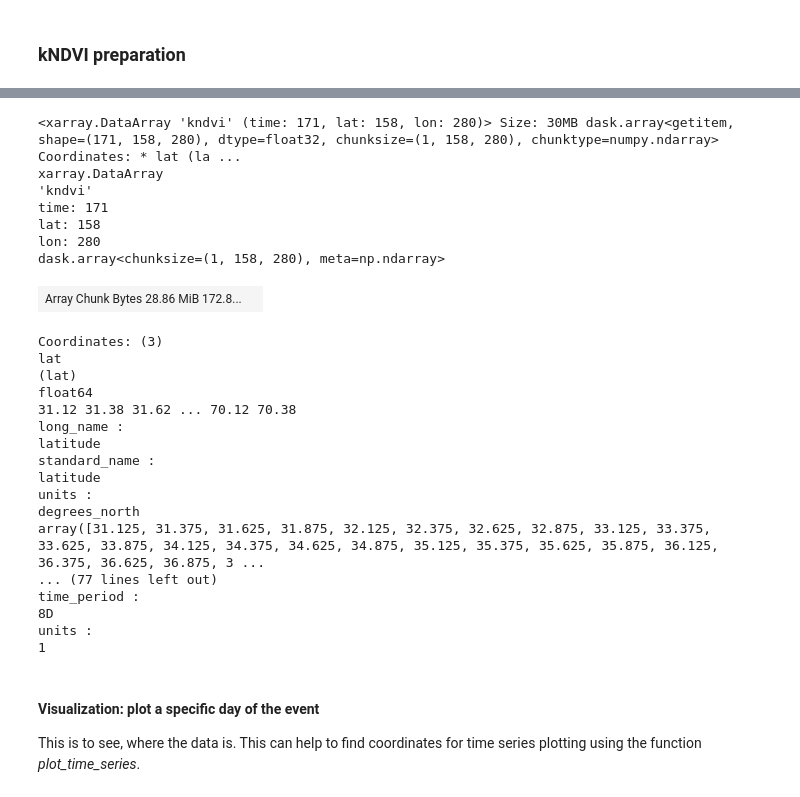
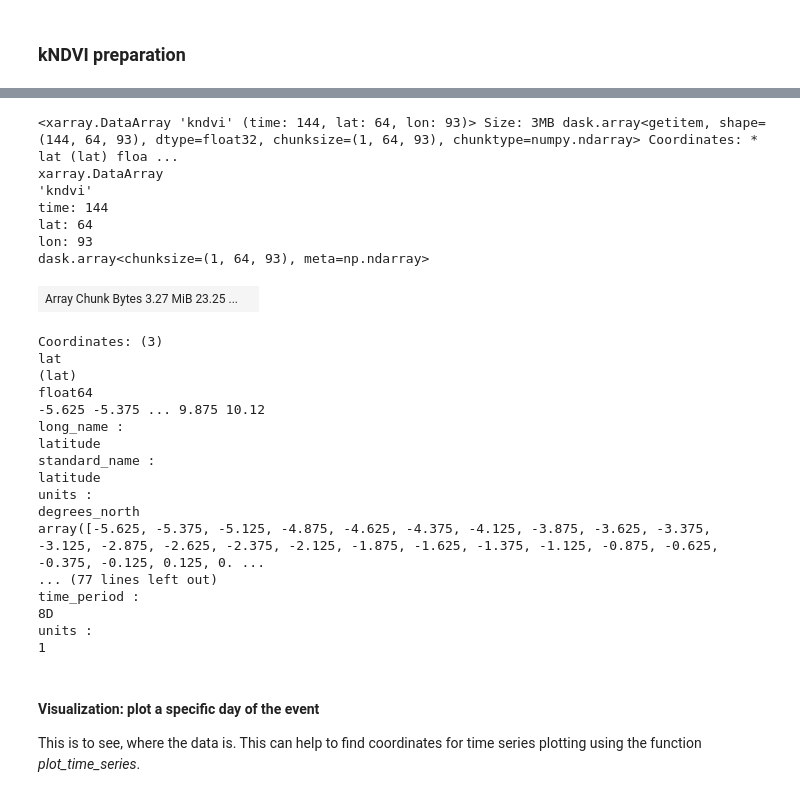
Before and after one commit to bgrandt/masters_thesis, a Jupyter notebook: 1_data_exploration.ipynb, the cells around one changed output, grey strips where cells are left out. Cells and saved outputs as stored; diff of their text form; code cells hidden in the pictures.

```diff
--- a/1_data_exploration.ipynb
+++ b/1_data_exploration.ipynb
@@ -304,32 +277,32 @@ units :
-# %%
-kndvi_array_83007 = event_sampling.create_event_dataarray(kndvi, event_mask_83007, df_chd_filtered, 83007, 60)
-kndvi_array_83007
-# %% [output]
-<xarray.DataArray 'kndvi' (time: 171, lat: 158, lon: 280)> Size: 30MB dask.array<getitem, shape=(171, 158, 280), dtype=float32, chunksize=(1, 158, 280), chunktype=numpy.ndarray> Coordinates: * lat (la ...
-xarray.DataArray
-'kndvi'
-time: 171
-lat: 158
-lon: 280
-dask.array<chunksize=(1, 158, 280), meta=np.ndarray>
-| Array Chunk Bytes 28.86 MiB 172.8... |  |
-Coordinates: (3)
-lat
-(lat)
-float64
-31.12 31.38 31.62 ... 70.12 70.38
-long_name :
-latitude
-standard_name :
-latitude
-units :
-degrees_north
-array([31.125, 31.375, 31.625, 31.875, 32.125, 32.375, 32.625, 32.875, 33.125, 33.375, 33.625, 33.875, 34.125, 34.375, 34.625, 34.875, 35.125, 35.375, 35.625, 35.875, 36.125, 36.375, 36.625, 36.875, 3 ...
-... (77 lines left out)
-time_period :
-8D
-units :
-1
+# %%
+kndvi_array_72851 = event_sampling.create_event_dataarray(kndvi, event_mask_72851, start_time_value, end_time_value, time_buffer=60)
+kndvi_array_72851
+# %% [output]
+<xarray.DataArray 'kndvi' (time: 144, lat: 64, lon: 93)> Size: 3MB dask.array<getitem, shape=(144, 64, 93), dtype=float32, chunksize=(1, 64, 93), chunktype=numpy.ndarray> Coordinates: * lat (lat) floa ...
+xarray.DataArray
+'kndvi'
+time: 144
+lat: 64
+lon: 93
+dask.array<chunksize=(1, 64, 93), meta=np.ndarray>
+| Array Chunk Bytes 3.27 MiB 23.25 ... |  |
+Coordinates: (3)
+lat
+(lat)
+float64
+-5.625 -5.375 ... 9.875 10.12
+long_name :
+latitude
+standard_name :
+latitude
+units :
+degrees_north
+array([-5.625, -5.375, -5.125, -4.875, -4.625, -4.375, -4.125, -3.875, -3.625, -3.375, -3.125, -2.875, -2.625, -2.375, -2.125, -1.875, -1.625, -1.375, -1.125, -0.875, -0.625, -0.375, -0.125, 0.125, 0. ...
+... (77 lines left out)
+time_period :
+8D
+units :
+1
 # %% [markdown]
 #### Visualization: plot a specific day of the event
 This is to see, where the data is. This can help to find coordinates for time series plotting using the function _plot_time_series_.
```
Also changed, not shown: parts of 9 cells of this notebook, 6 other files.
